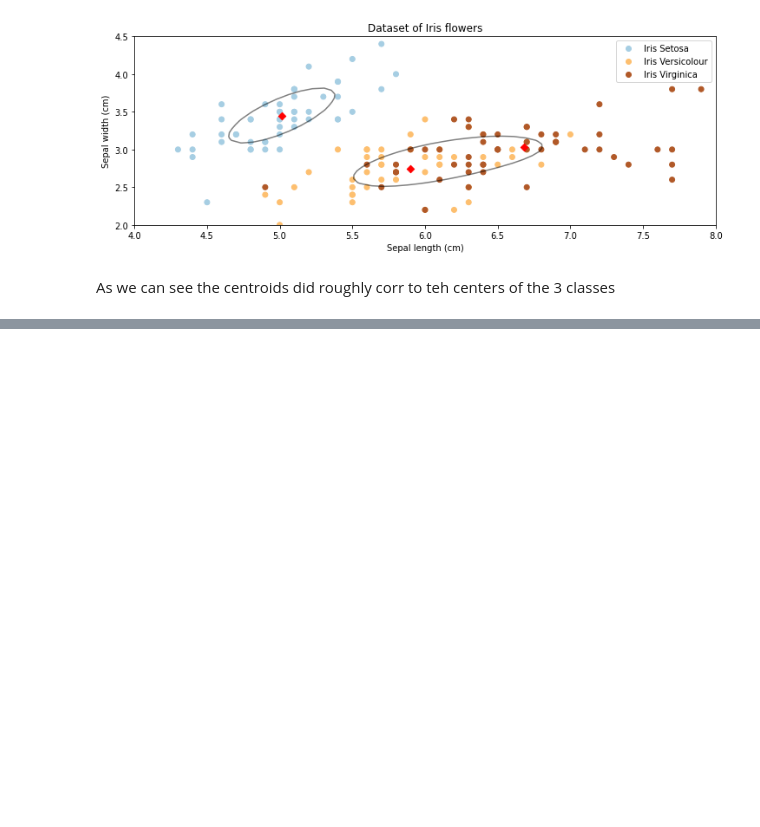
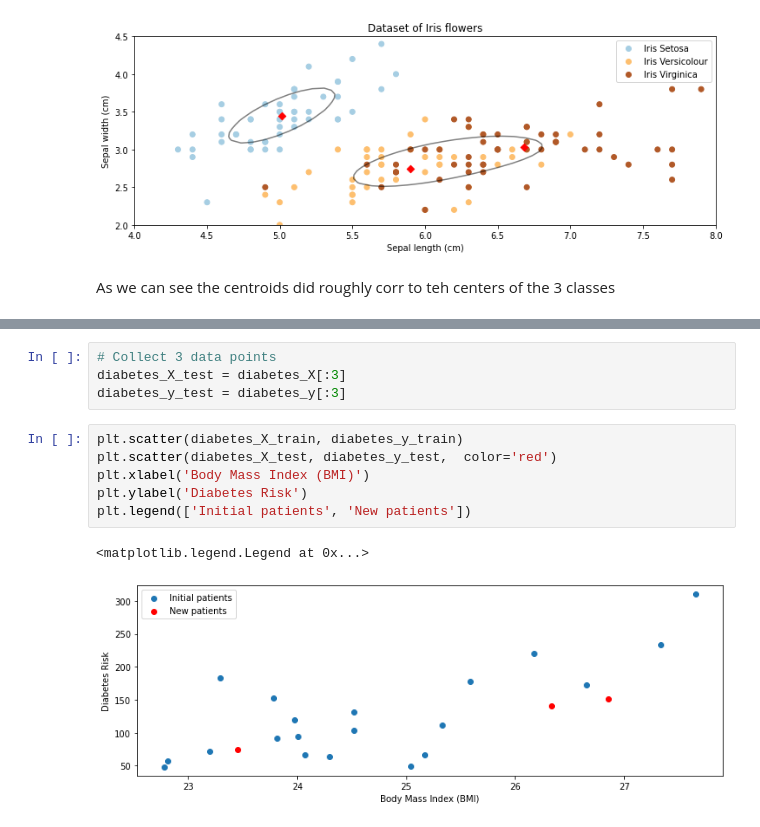
Before and after one commit to ShaunakSen/Data-Science-and-Machine-Learning, a Jupyter notebook: Applied_ML_CS_5785.ipynb, the cells around one changed output, grey strips where cells are left out. Drawn from its saved outputs; the diff is of its cells as text; blank space fills up the shorter version.

```diff
--- a/Applied_ML_CS_5785.ipynb
+++ b/Applied_ML_CS_5785.ipynb
@@ -114,0 +254,13 @@ As we can see the centroids did roughly corr to teh centers of the 3 classes
+# %%
+# Collect 3 data points
+diabetes_X_test = diabetes_X[:3]
+diabetes_y_test = diabetes_y[:3]
+# %%
+plt.scatter(diabetes_X_train, diabetes_y_train)
+plt.scatter(diabetes_X_test, diabetes_y_test,  color='red')
+plt.xlabel('Body Mass Index (BMI)')
+plt.ylabel('Diabetes Risk')
+plt.legend(['Initial patients', 'New patients'])
+# %% [output]
+<matplotlib.legend.Legend at 0x...>
+[figure, added]
```
Also changed, not shown: parts of 16 cells of this notebook.
